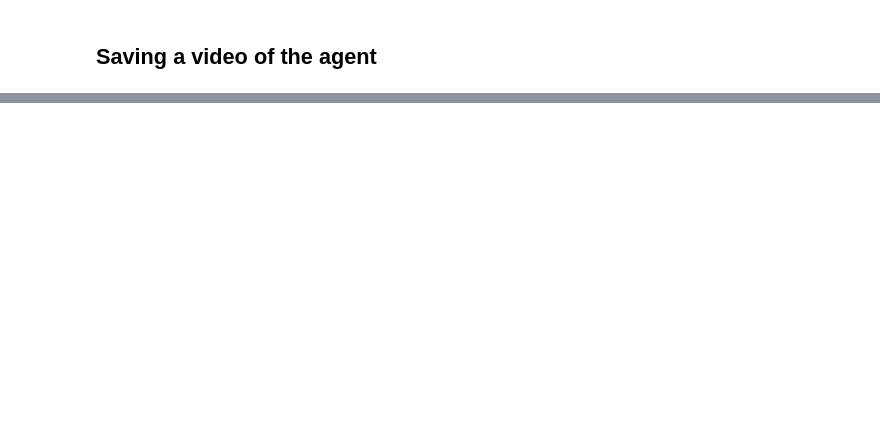
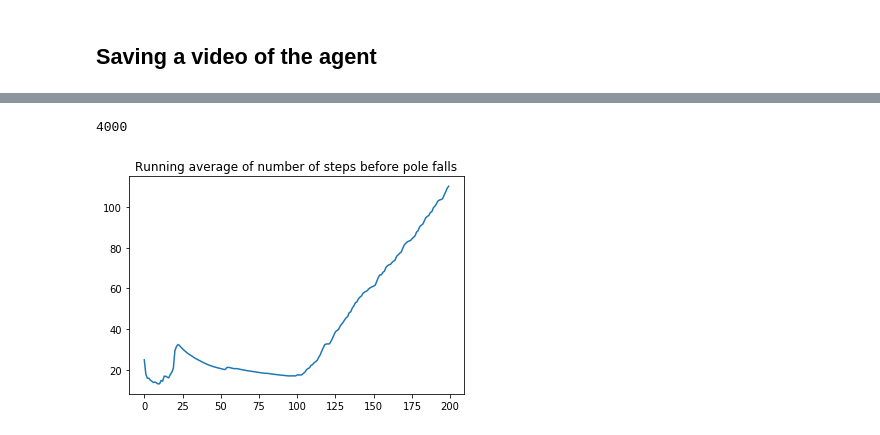
Before and after one commit to kaizen36/playground, a Jupyter notebook: reinforcement_learning/gym_101.ipynb, the cells around one changed output, grey strips where cells are left out. Drawn from its saved outputs; the diff is of its cells as text; code cells hidden in the pictures; blank space fills up the shorter version.

Commit message:
cart pole with rbf networks

```diff
--- a/reinforcement_learning/gym_101.ipynb
+++ b/reinforcement_learning/gym_101.ipynb
@@ -151,0 +337,7 @@ print(play_episode(env_mon, w))
+# %%
+ft = Transformer()
+ft.fit(observation_examples)
+nfeatures = ft.transform(observation_examples[:1]).shape[1]
+print(nfeatures)
+# %% [output]
+4000
@@ -151,0 +377,46 @@ print(play_episode(env_mon, w))
+# %%
+def play_one_episode(models, env, eps, gamma):
+    s = env.reset()
+    t = 0
+    done = False
+    totalreward = 0
+    while not done and t < 200:
+        action = sample_action(models, env, s, eps)
+        next_s, reward, done, _ = env.step(action)
+
+        # if didn't reach the maximum of 200 penalise
+        if done and t < 199:
+            reward = -200
+
+        # now get Q(s', a') using Q learning
+        Q = best_action_value(models, next_s)
+        G = reward + gamma * Q
+        models[action].update(s, G)
+
+        s = next_s
+        t += 1
+        totalreward += reward
+
+    return t
+# %%
+learning_rate = 'constant'
+eps = 0.1
+gamma = 0.99
+
+models = []
+for a in range(env.action_space.n):
+    models.append(Model(a, env, learning_rate, ft))
+
+max_steps = []
+for i in range(200):
+    eps = 1.0 / np.sqrt(i+1)
+    max_step = play_one_episode(models, env, eps, gamma)
+    max_steps.append(max_step)
+
+# plot_running_avg(np.array(max_steps))
+# %%
+plot_running_avg(np.array(max_steps))
+plt.title('Running average of number of steps before pole falls')
+plt.show()
+# %% [output]
+[figure, added]
```
Also changed, not shown: parts of 25 cells of this notebook.
